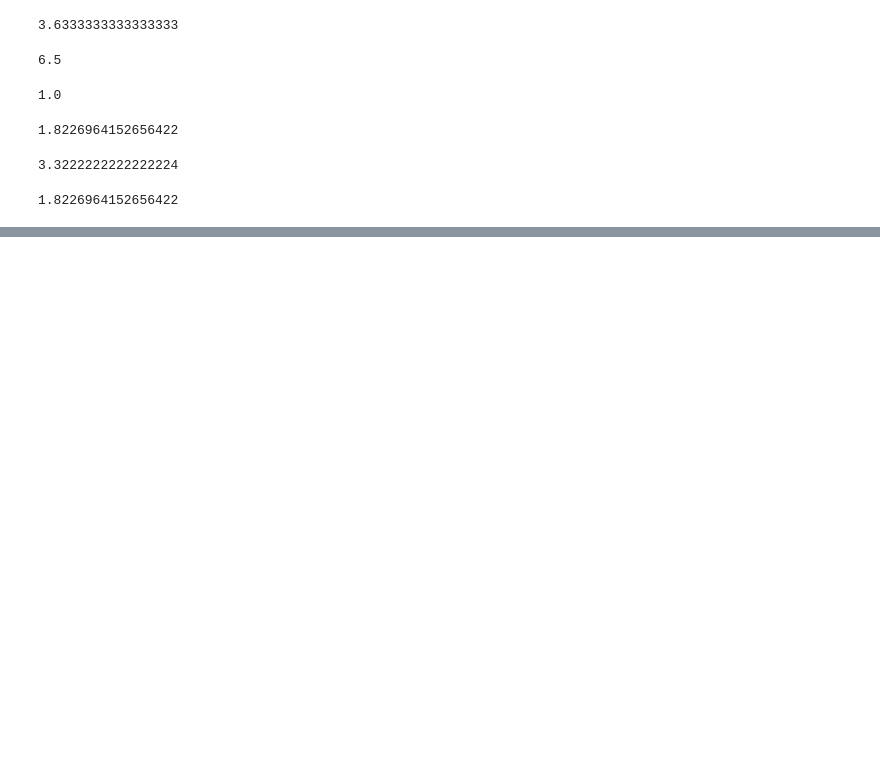
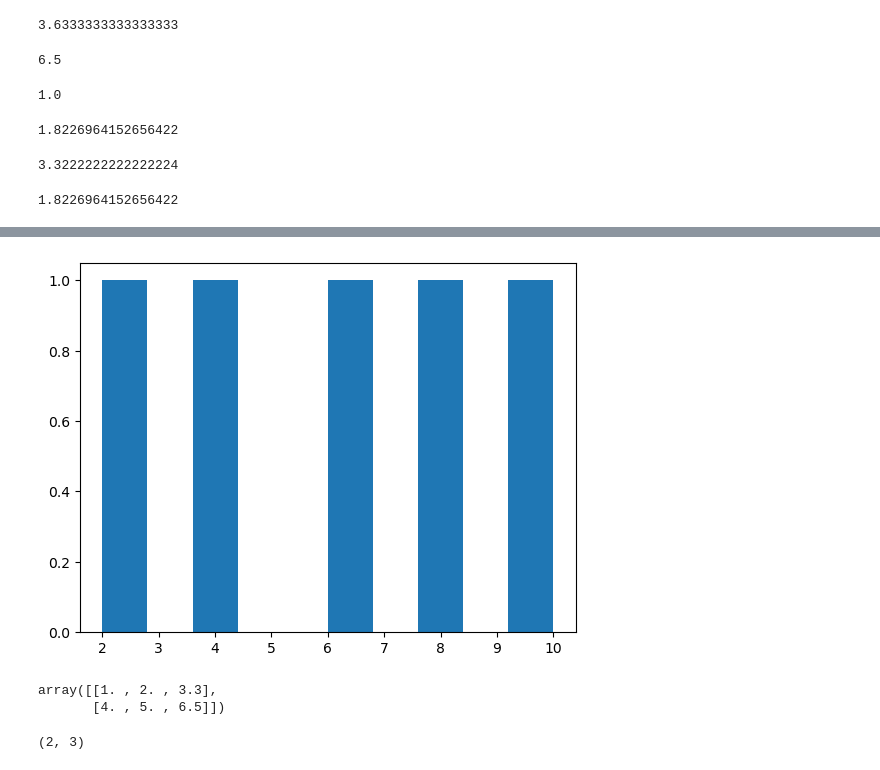
Before and after one commit to alastairsounds/ztm_ai_ml, a Jupyter notebook: sample_project/introduction-to-numpy.ipynb, the cells around one changed output, grey strips where cells are left out. Cells and saved outputs as stored; diff of their text form; code cells hidden in the pictures; blank space fills up the shorter version.

```diff
--- a/sample_project/introduction-to-numpy.ipynb
+++ b/sample_project/introduction-to-numpy.ipynb
@@ -504,0 +528,14 @@ np.sqrt(np.var(a2))
+# %%
+plt.hist(low_var_array)
+plt.show()
+# %% [output]
+[figure, added]
+# %%
+a2
+# %% [output]
+array([[1. , 2. , 3.3],
+       [4. , 5. , 6.5]])
+# %%
+a2.shape
+# %% [output]
+(2, 3)
```
Also changed, not shown: parts of 28 cells of this notebook.
